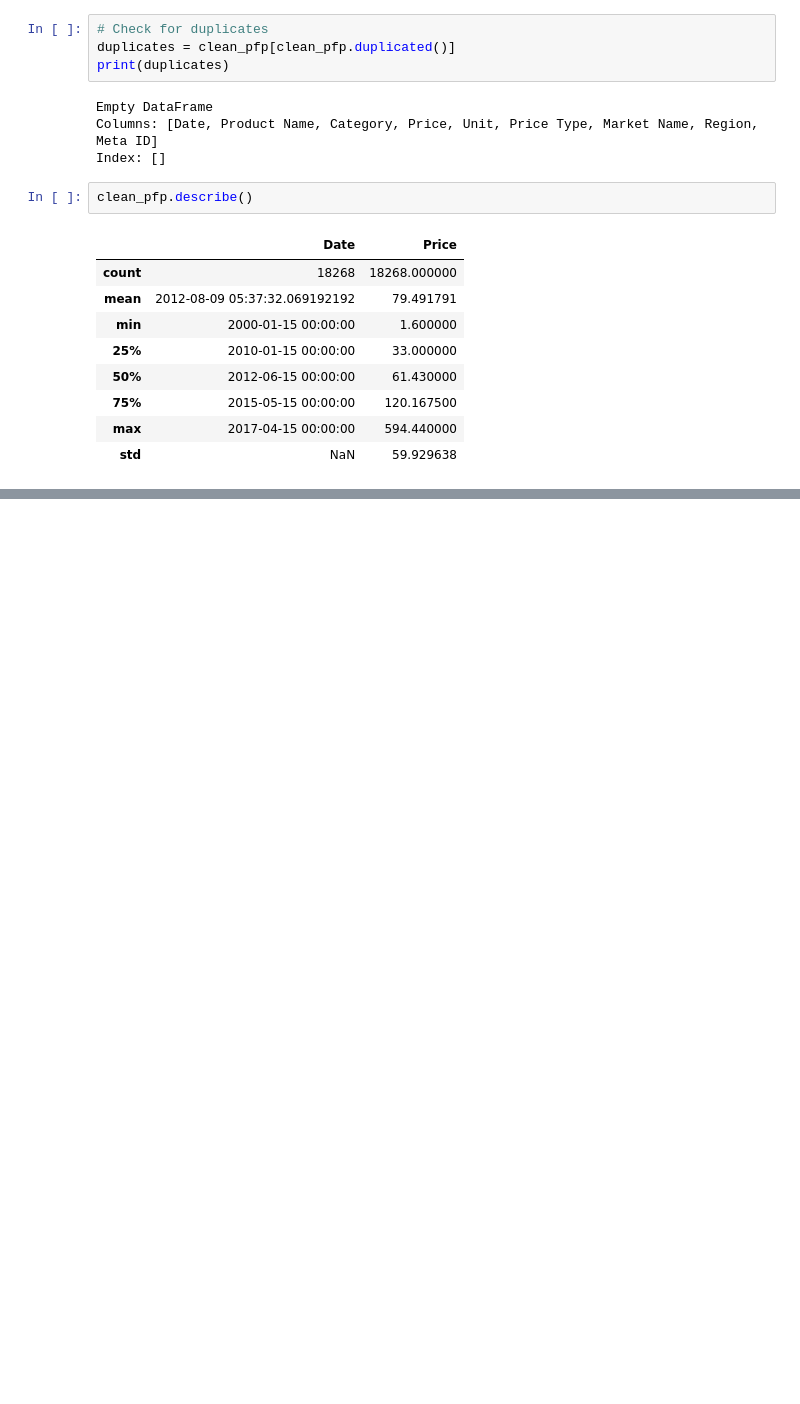
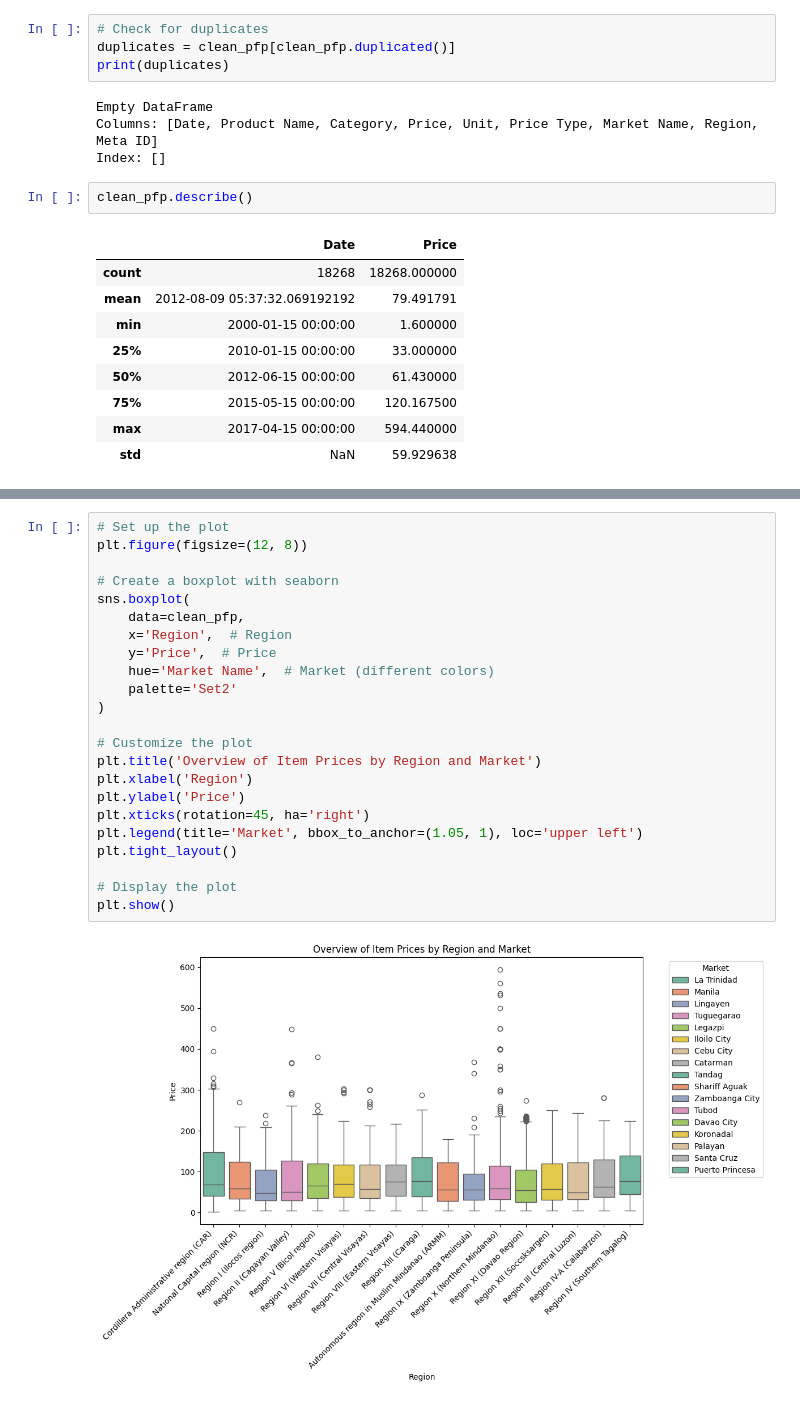
Before and after one commit to KyleZrey/PH-Food-Prices-Analysis, a Jupyter notebook: prelim_data_analysis.ipynb, the cells around one changed output, grey strips where cells are left out. Cells and saved outputs as stored; diff of their text form; blank space fills up the shorter version.

```diff
--- a/prelim_data_analysis.ipynb
+++ b/prelim_data_analysis.ipynb
@@ -329,0 +442,25 @@ clean_pfp.describe()
+# %%
+# Set up the plot
+plt.figure(figsize=(12, 8))
+
+# Create a boxplot with seaborn
+sns.boxplot(
+    data=clean_pfp,
+    x='Region',  # Region
+    y='Price',  # Price
+    hue='Market Name',  # Market (different colors)
+    palette='Set2'
+)
+
+# Customize the plot
+plt.title('Overview of Item Prices by Region and Market')
+plt.xlabel('Region')
+plt.ylabel('Price')
+plt.xticks(rotation=45, ha='right')
+plt.legend(title='Market', bbox_to_anchor=(1.05, 1), loc='upper left')
+plt.tight_layout()
+
+# Display the plot
+plt.show()
+# %% [output]
+[figure, added]
```
Also changed, not shown: parts of 18 cells of this notebook.
